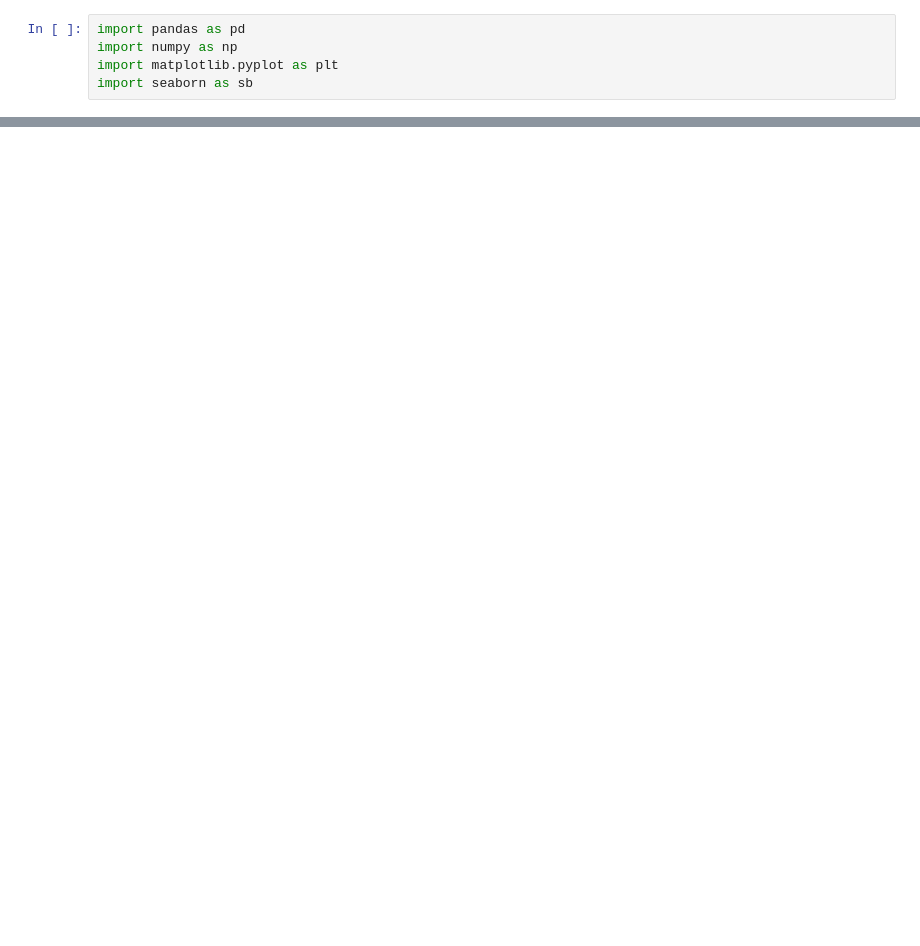
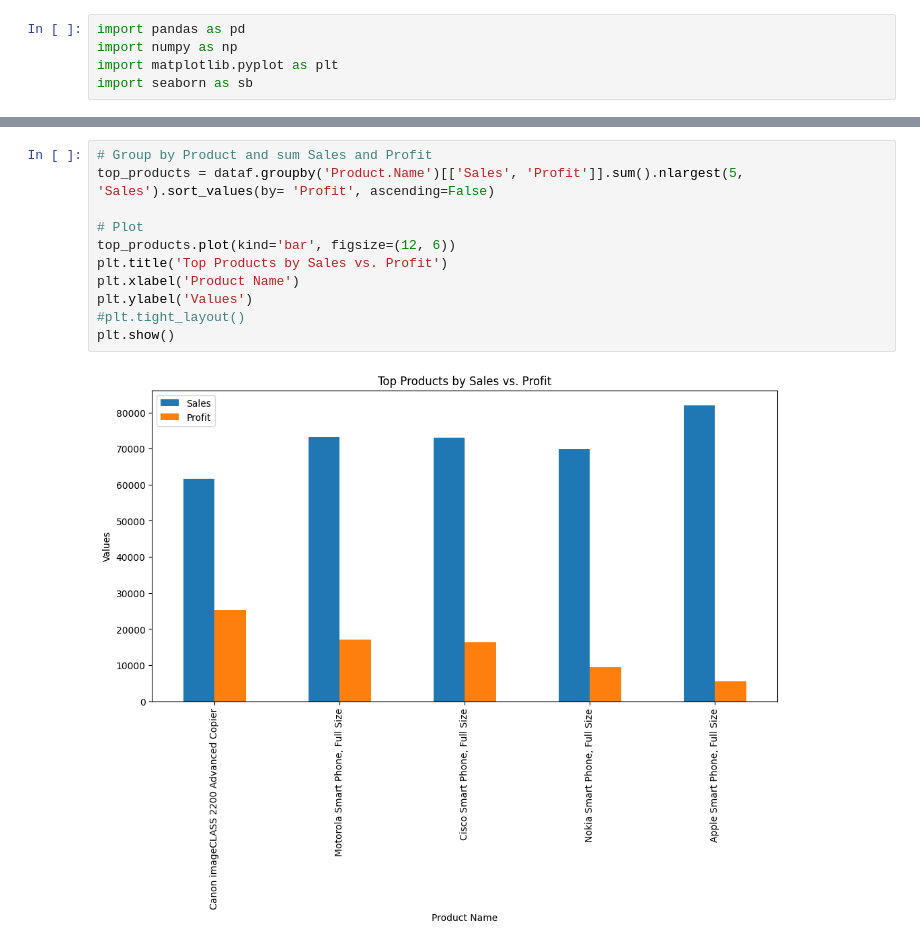
Before and after one commit to Sattar99/Gold_PY_Final, a Jupyter notebook: Gold_PY_Final/Gold_FinalProject_EDA.ipynb, the cells around one changed output, grey strips where cells are left out. Drawn from its saved outputs; the diff is of its cells as text; blank space fills up the shorter version.

```diff
--- a/Gold_PY_Final/Gold_FinalProject_EDA.ipynb
+++ b/Gold_PY_Final/Gold_FinalProject_EDA.ipynb
@@ -35,0 +98,13 @@ https://rpubs.com/happiness-n/superstore_sales_hypothesis_report
+# %%
+# Group by Product and sum Sales and Profit
+top_products = dataf.groupby('Product.Name')[['Sales', 'Profit']].sum().nlargest(5, 'Sales').sort_values(by= 'Profit', ascending=False)
+
+# Plot
+top_products.plot(kind='bar', figsize=(12, 6))
+plt.title('Top Products by Sales vs. Profit')
+plt.xlabel('Product Name')
+plt.ylabel('Values')
+#plt.tight_layout()
+plt.show()
+# %% [output]
+[figure, added]
```
Also changed, not shown: parts of 6 cells of this notebook.
